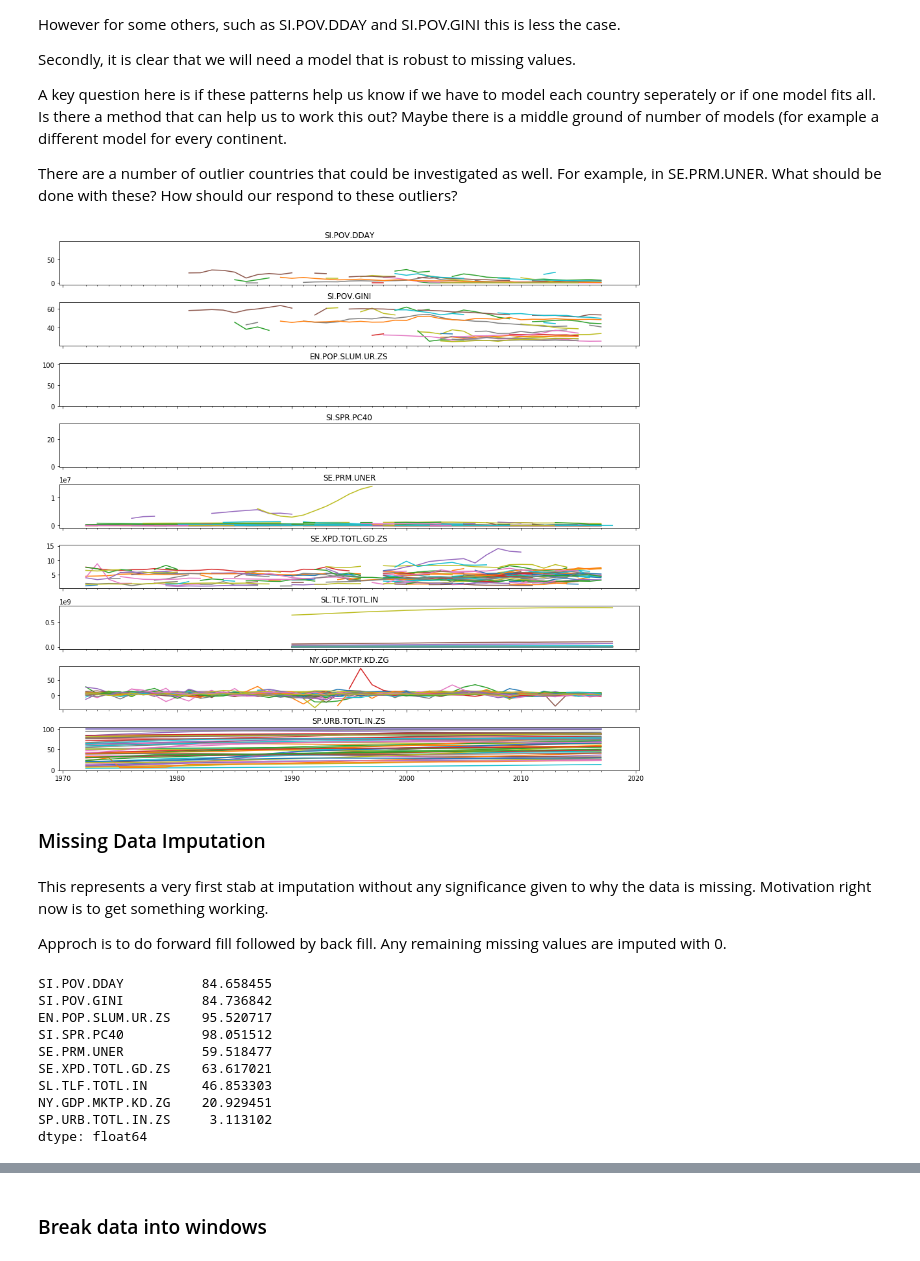
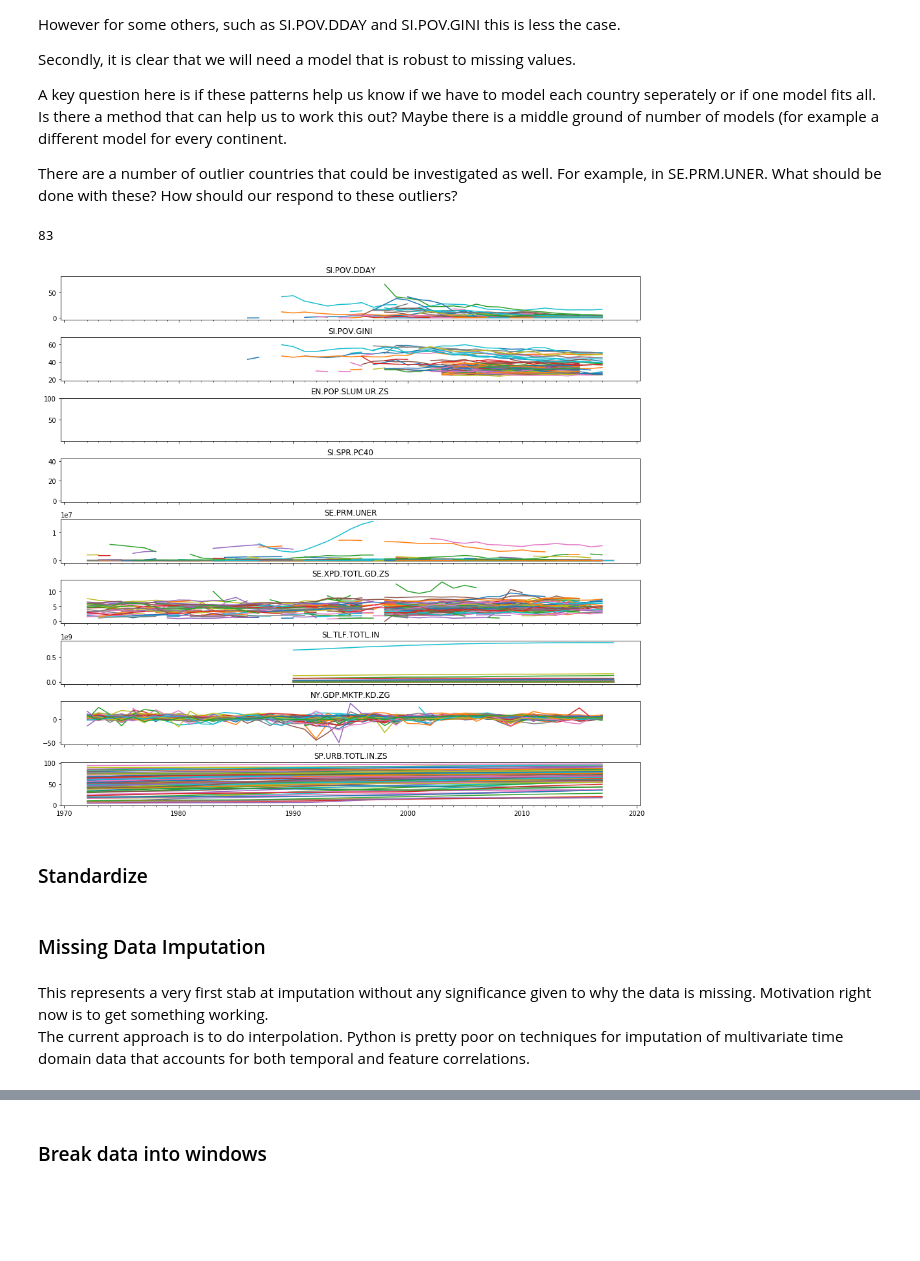
Before and after one commit to FergusOBoyle/sustainable-dev-goals-forecasting, a Jupyter notebook: notebooks/linear_regression_predictor.ipynb, the cells around one changed output, grey strips where cells are left out. Saved outputs shown, nothing was run; the diff lists cells and outputs as text; code cells hidden in the pictures; blank space fills up the shorter version.

```diff
--- a/notebooks/linear_regression_predictor.ipynb
+++ b/notebooks/linear_regression_predictor.ipynb
@@ -35,19 +36,28 @@ regions = list(data.index.levels[0])[:50]
+# %%
+len(data.index.levels[0])
+# %% [output]
+83
 # %%
+#Create a list of coutries to be plotted in the summary plot below
+countries = list(data.index.levels[0])
+
 #pyplot.figure(figsize=(16, 20))
 inputs = list(data.columns)
 
 fig, axes = plt.subplots(len(inputs), 1, sharex=True ,figsize=(16, 15))
 
 for i in range(len(inputs)):
     axes[i].set_xticks(list(range(1972,2018)), minor=True)
     axes[i].set_title(inputs[i])
     #ax.set_yticklabels([])
     column = inputs[i]
-    for country in regions:
+    for country in countries:
         values = data.loc[country][column].values
         axes[i].plot( list(range(1972,2019)), values)
 plt.subplots_adjust(wspace=0, hspace=0.4)
 #fig.invert_xaxis()
 #pyplot.show()
 # %% [output]
-[figure, old version]
+[figure, new version]
+# %% [markdown]
+### Standardize
@@ -55,19 +71,4 @@ plt.subplots_adjust(wspace=0, hspace=0.4)
 ### Missing Data Imputation
 # %% [markdown]
 This represents a very first stab at imputation without any significance given to why the data is missing. Motivation right now is to get something working.
-
-Approch is to do forward fill followed by back fill. Any remaining missing values are imputed with 0.
+The current approach is to do interpolation. Python is pretty poor on techniques for imputation of multivariate time domain data that accounts for both temporal and feature correlations.
-# %%
-#Investigate total missing values (%)
-(data.isna().sum()/data.shape[0]) * 100
-# %% [output]
-SI.POV.DDAY          84.658455
-SI.POV.GINI          84.736842
-EN.POP.SLUM.UR.ZS    95.520717
-SI.SPR.PC40          98.051512
-SE.PRM.UNER          59.518477
-SE.XPD.TOTL.GD.ZS    63.617021
-SL.TLF.TOTL.IN       46.853303
-NY.GDP.MKTP.KD.ZG    20.929451
-SP.URB.TOTL.IN.ZS     3.113102
-dtype: float64
```
Also changed, not shown: parts of 15 cells of this notebook, 1 other file.
